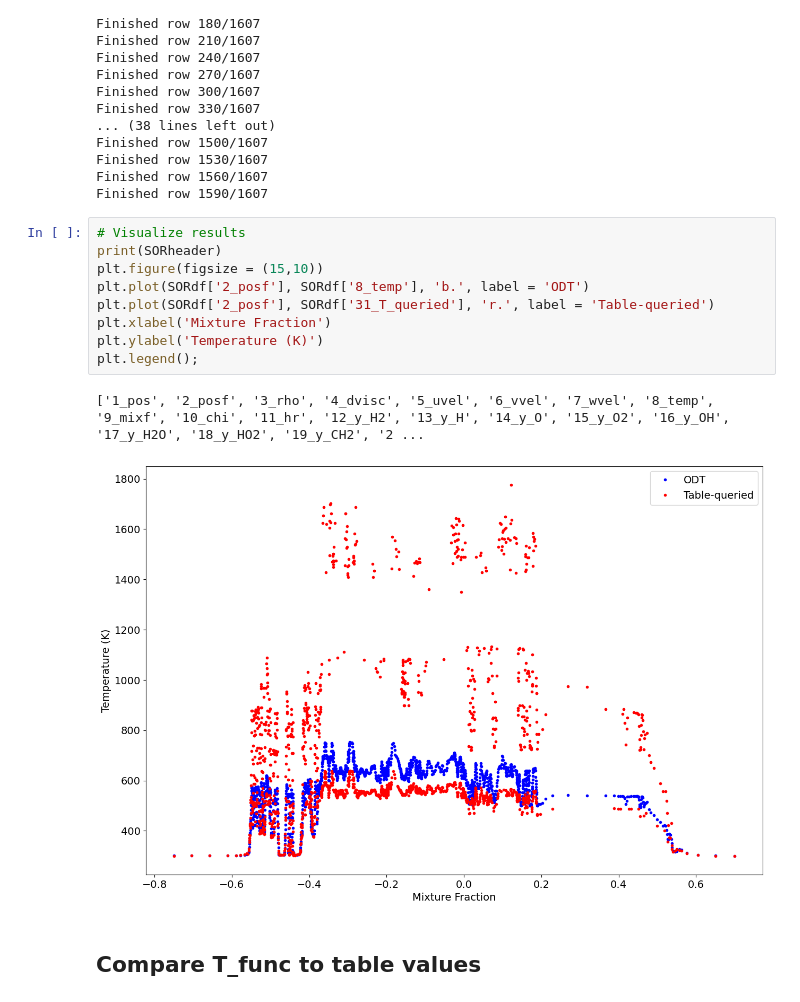
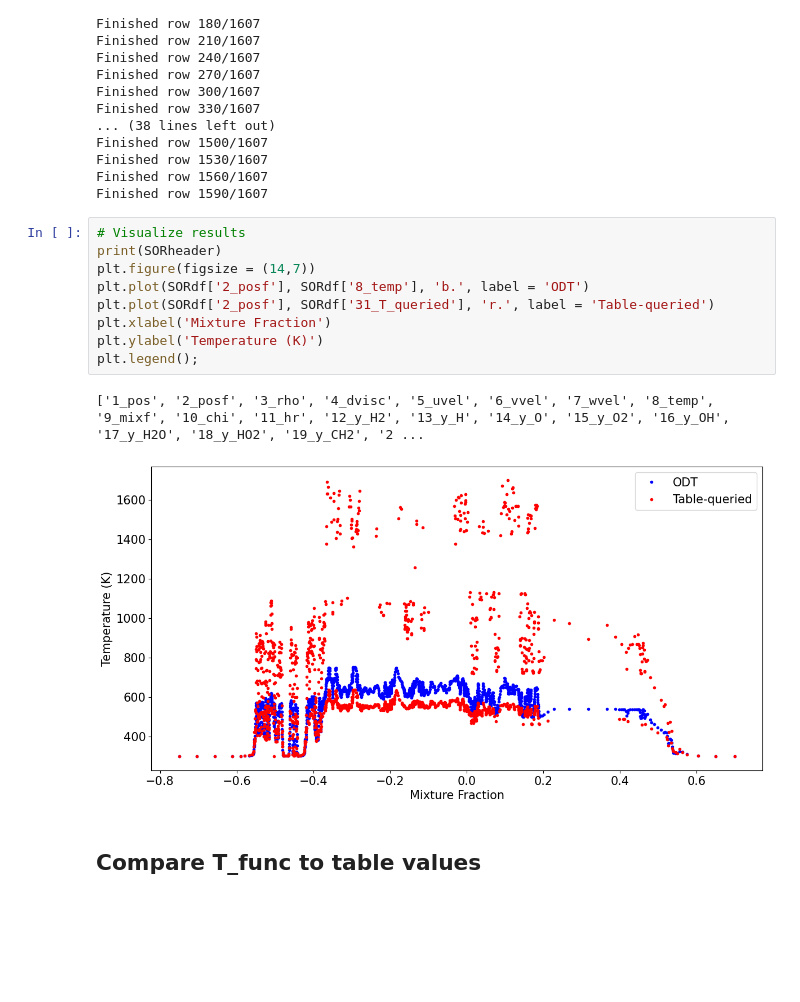
Before and after one commit to jwp91/TableMaker, a Jupyter notebook: flameTableMaker_workspace.ipynb, the cells around one changed output. Saved outputs shown, nothing was run; the diff lists cells and outputs as text; blank space fills up the shorter version.

```diff
--- a/flameTableMaker_workspace.ipynb
+++ b/flameTableMaker_workspace.ipynb
@@ -339,15 +343,15 @@ Finished row 1590/1607
 # %%
 # Visualize results
 print(SORheader)
-plt.figure(figsize = (15,10))
+plt.figure(figsize = (14,7))
 plt.plot(SORdf['2_posf'], SORdf['8_temp'], 'b.', label = 'ODT')
 plt.plot(SORdf['2_posf'], SORdf['31_T_queried'], 'r.', label = 'Table-queried')
 plt.xlabel('Mixture Fraction')
 plt.ylabel('Temperature (K)')
 plt.legend();
 # %% [output]
 ['1_pos', '2_posf', '3_rho', '4_dvisc', '5_uvel', '6_vvel', '7_wvel', '8_temp', '9_mixf', '10_chi', '11_hr', '12_y_H2', '13_y_H', '14_y_O', '15_y_O2', '16_y_OH', '17_y_H2O', '18_y_HO2', '19_y_CH2', '2 ...
-[figure, old version]
+[figure, new version]
 # %% [markdown]
 ## Compare T_func to table values
 # %%
```
Also changed, not shown: parts of 4 cells of this notebook, 2 other files.
